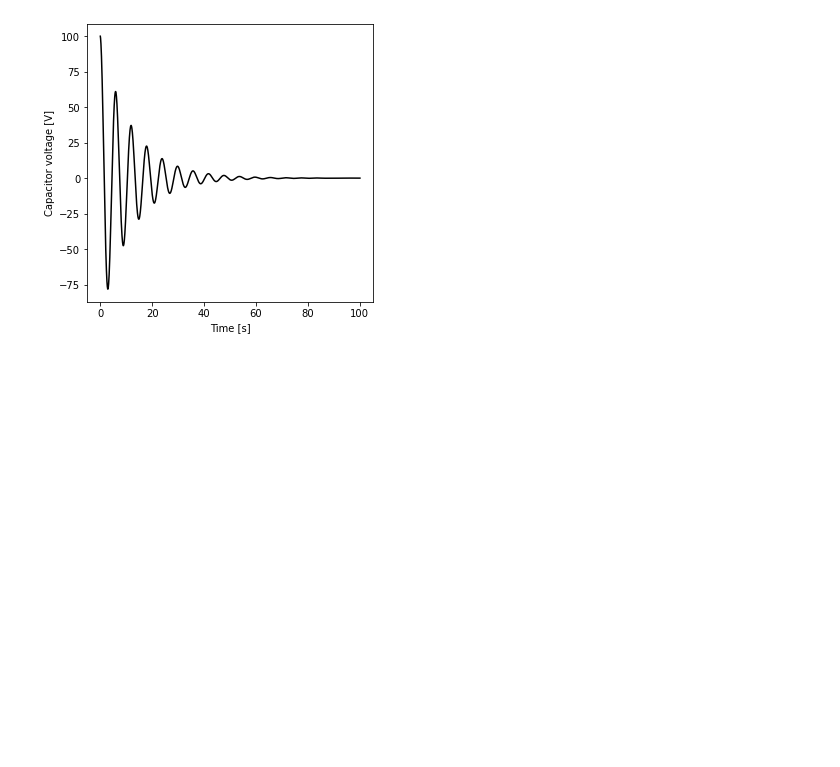
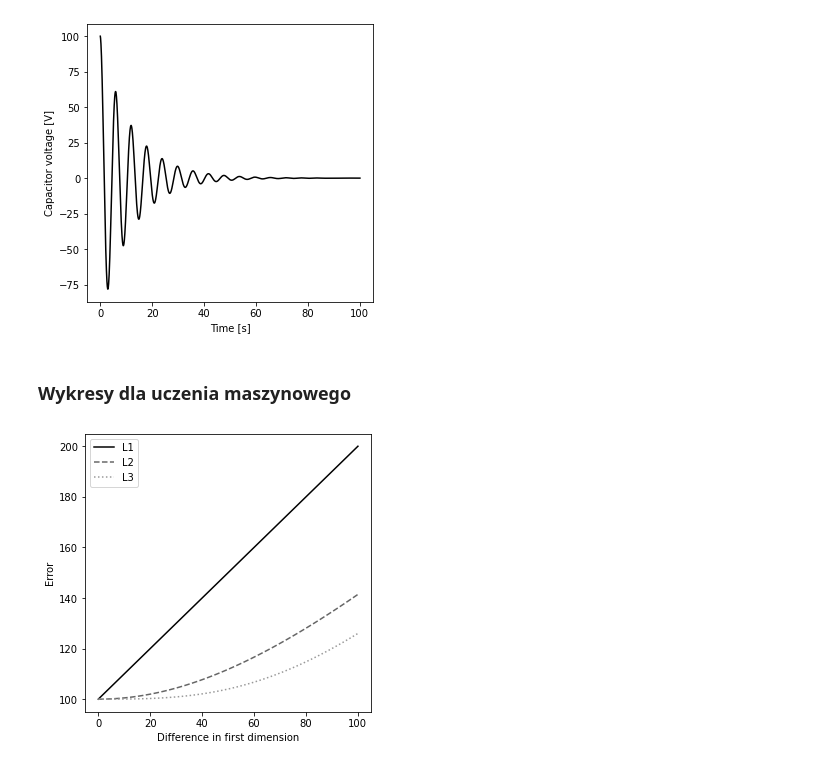
Before and after one commit to Regule/phd, a Jupyter notebook: notebooks/dummy_plots.ipynb, the cells around one changed output. Saved outputs shown, nothing was run; the diff lists cells and outputs as text; code cells hidden in the pictures; blank space fills up the shorter version.

Commit message:
Sort of wrote error functions

```diff
--- a/notebooks/dummy_plots.ipynb
+++ b/notebooks/dummy_plots.ipynb
@@ -169,3 +169,27 @@ ax.plot(t, U)
 plt.show()
 # %% [output]
 [figure]
+# %% [markdown]
+### Wykresy dla uczenia maszynowego
+# %%
+x = np.linspace(0,100,100)
+noise = np.random.normal(0.0, 1.0, size=len(x))
+l_1 = np.abs(x) + 100
+l_2 = np.power(np.power(np.abs(x),2)+np.power(np.abs(100),2),1/2)
+l_3 = np.power(np.power(np.abs(x),3)+np.power(np.abs(100),3),1/3)
+
+fig = plt.figure(figsize=cm2inch(13, 13))
+fig.tight_layout()
+fig.patch.set_facecolor('white')
+
+ax = fig.add_subplot(1, 1, 1)
+ax.set_xlabel("Difference in first dimension")
+ax.set_ylabel("Error")
+ax.plot(x, l_1, label='L1')
+ax.plot(x, l_2, label='L2', ls='dashed')
+ax.plot(x, l_3, label='L3', ls='dotted')
+ax.legend()
+
+plt.show()
+# %% [output]
+[figure, added]
```
Also changed, not shown: 2 other files.
